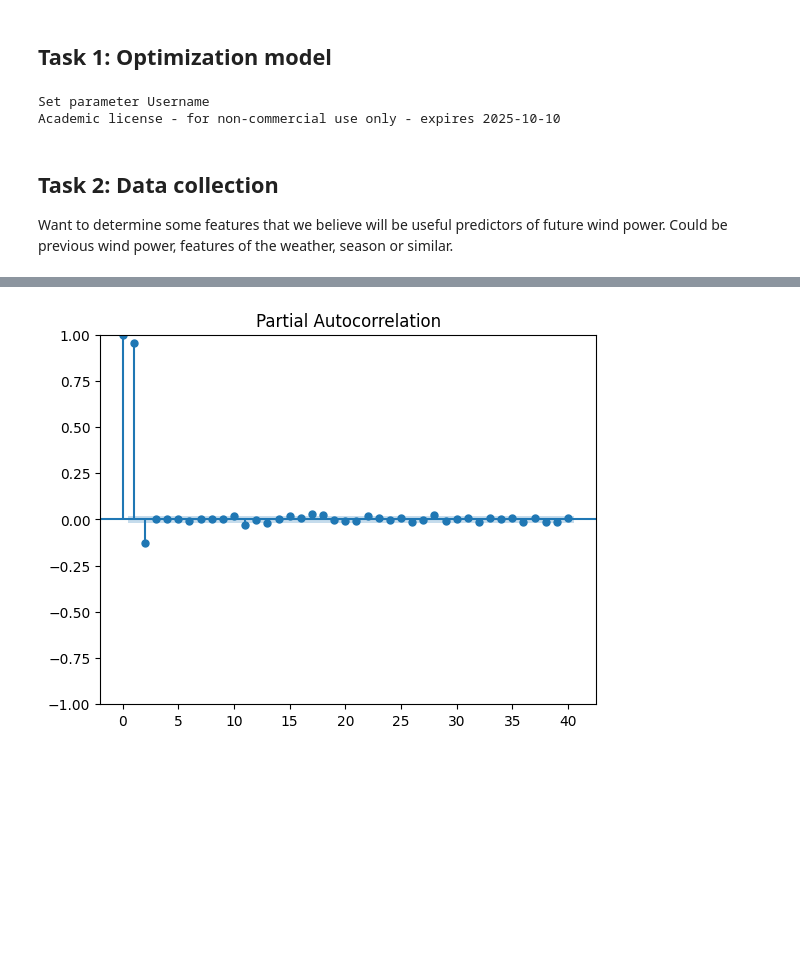
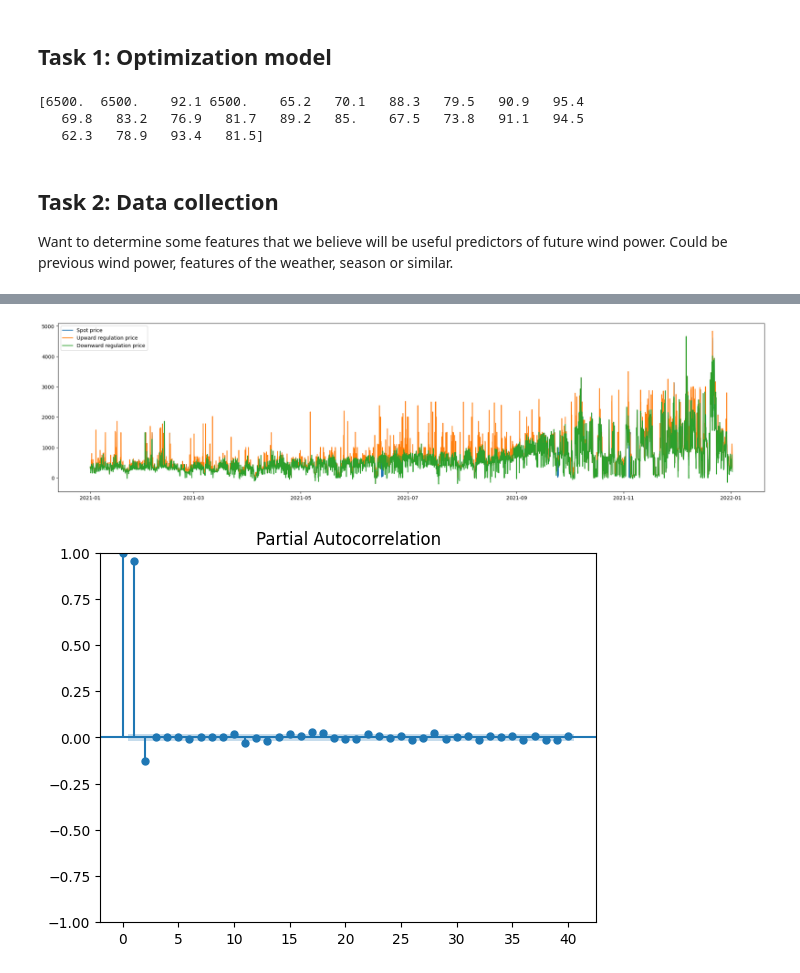
Before and after one commit to JacobSkaarup/46765_assignment1, a Jupyter notebook: main.ipynb, the cells around one changed output, grey strips where cells are left out. Cells and saved outputs as stored; diff of their text form; code cells hidden in the pictures; blank space fills up the shorter version.

```diff
--- a/main.ipynb
+++ b/main.ipynb
@@ -16,13 +26,6 @@ import numpy as np
 from gurobipy import GRB
 
 # Create optimization model for bidding strategy in DA and balancing market
-# Probably good to write it as a class or function for easier repeated use
-
-#### Set parameters ####
-t = 24
-C = 500 ### OBS FORKERT!!!!!!!!
-
-
 # Fixed price and production arrays
 
 lambda_DA = [65.3, 72.1, 80.5, 67.8, 55.9, 64.2, 78.4, 71.3, 85.1, 90.5, 63.4, 70.9,
@@ -38,7 +41,7 @@ lambda_down = [25.4, 32.6, 45.2, 30.1, 23.9, 27.8, 33.7, 31.4, 40.5, 38.1, 27.2,
 P_proj = [82.3, 77.4, 92.1, 84.6, 65.2, 70.1, 88.3, 79.5, 90.9, 95.4, 69.8, 83.2,
           76.9, 81.7, 89.2, 85.0, 67.5, 73.8, 91.1, 94.5, 62.3, 78.9, 93.4, 81.5]  # Realized production (MW)
 
-def market_bid(lambda_DA, lambda_up, lambda_down, P_proj,  C = 500):
+def market_bid(lambda_DA, lambda_up, lambda_down, P_proj,  C = 6500):
 
     t = len(P_proj)
     #### Create model ####
@@ -54,7 +57,7 @@ def market_bid(lambda_DA, lambda_up, lambda_down, P_proj,  C = 500):
 
     #### Set Constraints ####
     # Ensure that in each hour, the wind farm cannot be paid for both upward and downward regulation
-    model.addConstrs((u[i] + d[i] <= 1 for i in range(t)), "up_or_down")
+    #model.addConstrs((u[i] + d[i] <= 1 for i in range(t)), "up_or_down") # Not binding
 
     # Ensure that the wind farm is either in upward or downward regulation.
     model.addConstrs((u[i] + d[i] == 1 for i in range(t)), "regulation")
@@ -77,23 +80,17 @@ def market_bid(lambda_DA, lambda_up, lambda_down, P_proj,  C = 500):
 
 
     #### Print results ####
-    """
-    print("Optimal production/bid in DA market")
-    for i in range(t):
-        print(f"t={i}: Bid: {P_bid[i].x}  Projected: {P_proj[i]} Day-ahead price: {lambda_DA[i]} Upward price: {lambda_up[i]} Downward price: {lambda_down[i]}  Binary up: {u[i].x}  Binary down: {d[i].x}")
-
-    print("Objective value")
-    print(model.objVal)
-    """
     bid = model.getAttr("X", P_bid)
     bid = np.array([bid[i] for i in range(t)])
     return bid
 
 
 P_bid = market_bid(lambda_DA, lambda_up, lambda_down, P_proj)
+print(P_bid)
 # %% [output]
-Set parameter Username
-Academic license - for non-commercial use only - expires 2025-10-10
+[6500.  6500.    92.1 6500.    65.2   70.1   88.3   79.5   90.9   95.4
+   69.8   83.2   76.9   81.7   89.2   85.    67.5   73.8   91.1   94.5
+   62.3   78.9   93.4   81.5]
 # %% [markdown]
 ## Task 2: Data collection
 
@@ -150,3 +147,23 @@ data = data.rename(columns = {
     "Observed mean intensity of global radiation in the latest hour at Nex - DMI station 06197 | 9F7Q/33/4W/DMI/metObs/radia_glob_past1h/06197 | 406544": "global_radiation_Nex",
     "Observed mean wind direction the past hour at Hammer Odde Fyr - DMI station 06193 | 9F7P/7Q/XC/DMI/metObs/wind_dir_past1h/06193 | 406624": "winddirection_Hammer_Odde"
 })
+# %%
+balance = pd.read_csv('./data/balance.csv', decimal=',')
+balance = balance[balance["PriceArea | PriceArea | 804696"] == "DK2"]
+balance['ts'] = pd.to_datetime(balance['ts'])
+balance = balance.set_index('ts')
+balance.drop(columns = ["PriceArea | PriceArea | 804696"], inplace = True)
+balance.rename(columns = {"BalancingPowerPriceUpDKK | BalancingPowerPriceUpDKK | 804719": "lambda_up",
+                           "BalancingPowerPriceDownDKK | BalancingPowerPriceDownDKK | 804721" : "lambda_down"},
+                           inplace = True)
+
+print(balance.head())
+
+# Plot spotprice and balance prices
+plt.figure(figsize=(25,6))
+plt.plot(prices['spotprice'], label='Spot price')
+plt.plot(balance['lambda_up'], label='Upward regulation price')
+plt.plot(balance['lambda_down'], label='Downward regulation price')
+plt.legend()
+plt.show()
+# %% [output]
@@ -153,3 +177,4 @@ data = data.rename(columns = {
+[figure, added]
 # %%
 # Check autocorrelation of power production
 tsaplots.plot_pacf(production)
```
Also changed, not shown: parts of 9 cells of this notebook, 1 other file.
